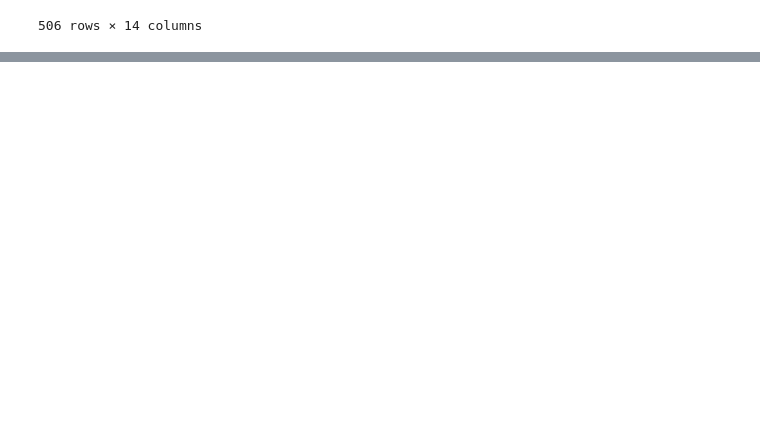
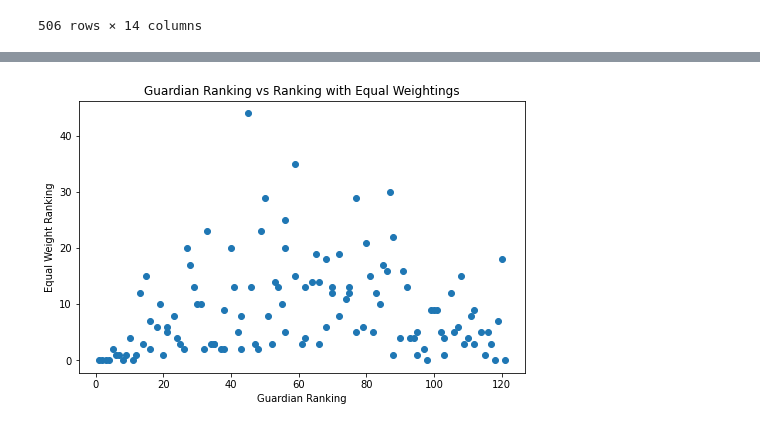
Before and after one commit to ethanhinton/University-League-Tables, a Jupyter notebook: correlation.ipynb, the cells around one changed output, grey strips where cells are left out. Saved outputs shown, nothing was run; the diff lists cells and outputs as text; code cells hidden in the pictures; blank space fills up the shorter version.

```diff
--- a/correlation.ipynb
+++ b/correlation.ipynb
@@ -19,6 +19,7 @@ df_2019 = pd.read_excel(table_2019, sheet_name='Institution', index_col='Institu
 table_2021 = '/Users/ethan/OneDrive - University of Surrey/Coursework/Final Year/FYP/Data/Guardian/Guardian_University_Guide_2021.xlsx'
 columns = ['% Satisfied with Teaching','% Satisfied with course','Continuation','Expenditure per student (fte)','Student: staff ratio','Career prospects','Value added score/10','Average Entry Tariff','% Satisfied with Assessment']
 df_2021 = pd.read_excel(table_2021, sheet_name='Institution', index_col='Name of Provider')[columns]
+df_2021_full = pd.read_excel(table_2021, sheet_name='Institution', index_col='Name of Provider')
 df_2021.head()
 # %% [output]
 |  | % Satisfied with Teaching | % Satisfied with course | Continuation | Expenditure per student (fte) | ... |
@@ -433,0 +459,9 @@ apps = pd.DataFrame(apps).rename(index=apps_to_rankings)
+# %%
+sscore = convert_to_sscore(df_2021.copy())
+sscore['Student: staff ratio'] = - sscore['Student: staff ratio']
+sscore['score'] = sscore.mean(axis=1)
+sscore['original rank'] = df_2021_full['rank2021']
+# %%
+ew = sscore.sort_values('score', ascending=False)
+ew['new rank'] = [x+1 for x in range(len(sscore))]
+ew[80:100]
@@ -433,0 +487,11 @@ apps = pd.DataFrame(apps).rename(index=apps_to_rankings)
+# %%
+differences = [abs(ew.loc[x, 'original rank'] - ew.loc[x, 'new rank']) for x in ew.index]
+
+fig, ax = plt.subplots(figsize=(8,5))
+ax.scatter(ew['original rank'], differences)
+ax.set_xlabel('Guardian Ranking')
+ax.set_ylabel('Equal Weight Ranking')
+ax.set_title('Guardian Ranking vs Ranking with Equal Weightings')
+plt.show()
+# %% [output]
+[figure, added]
```
Also changed, not shown: parts of 19 cells of this notebook, 6 other files.
